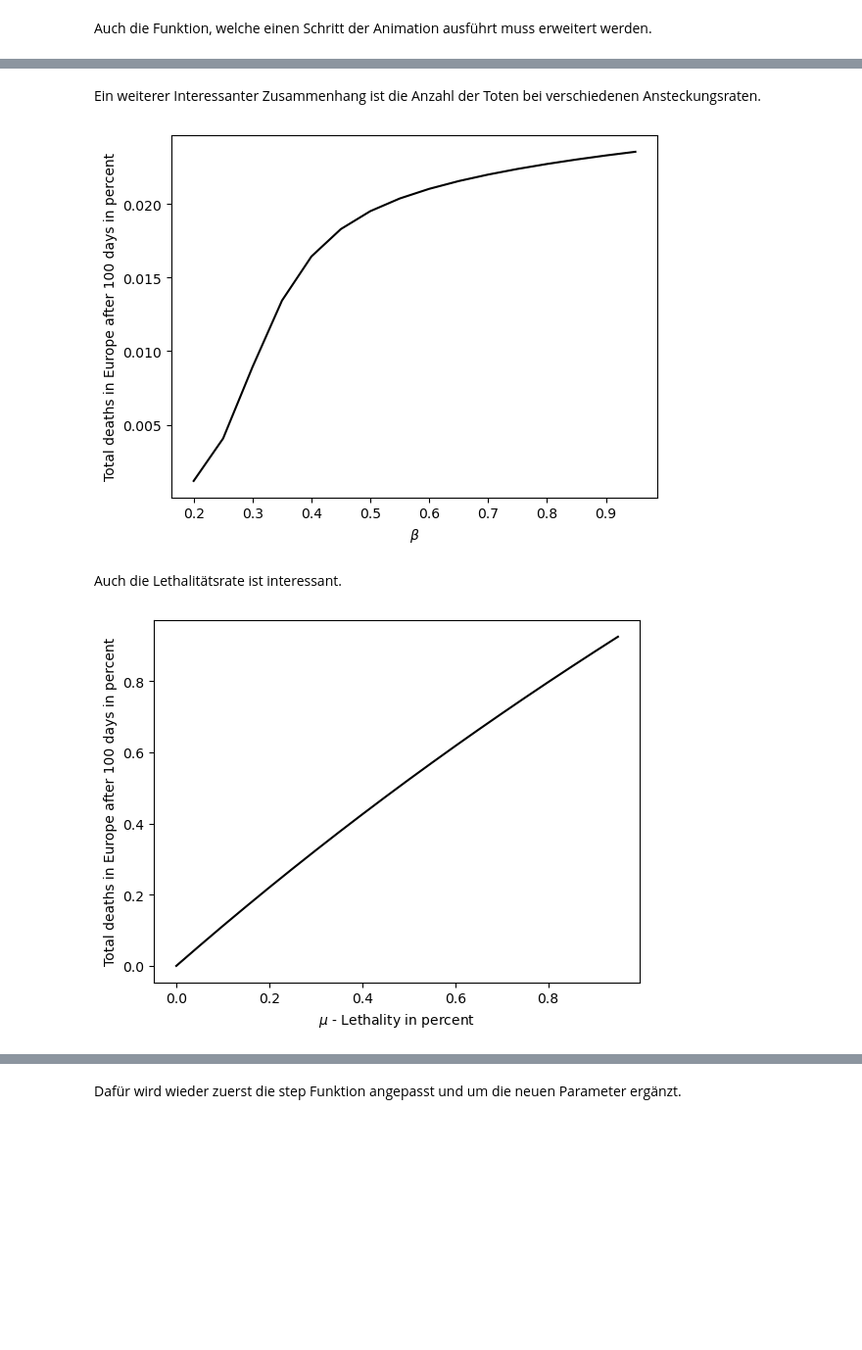
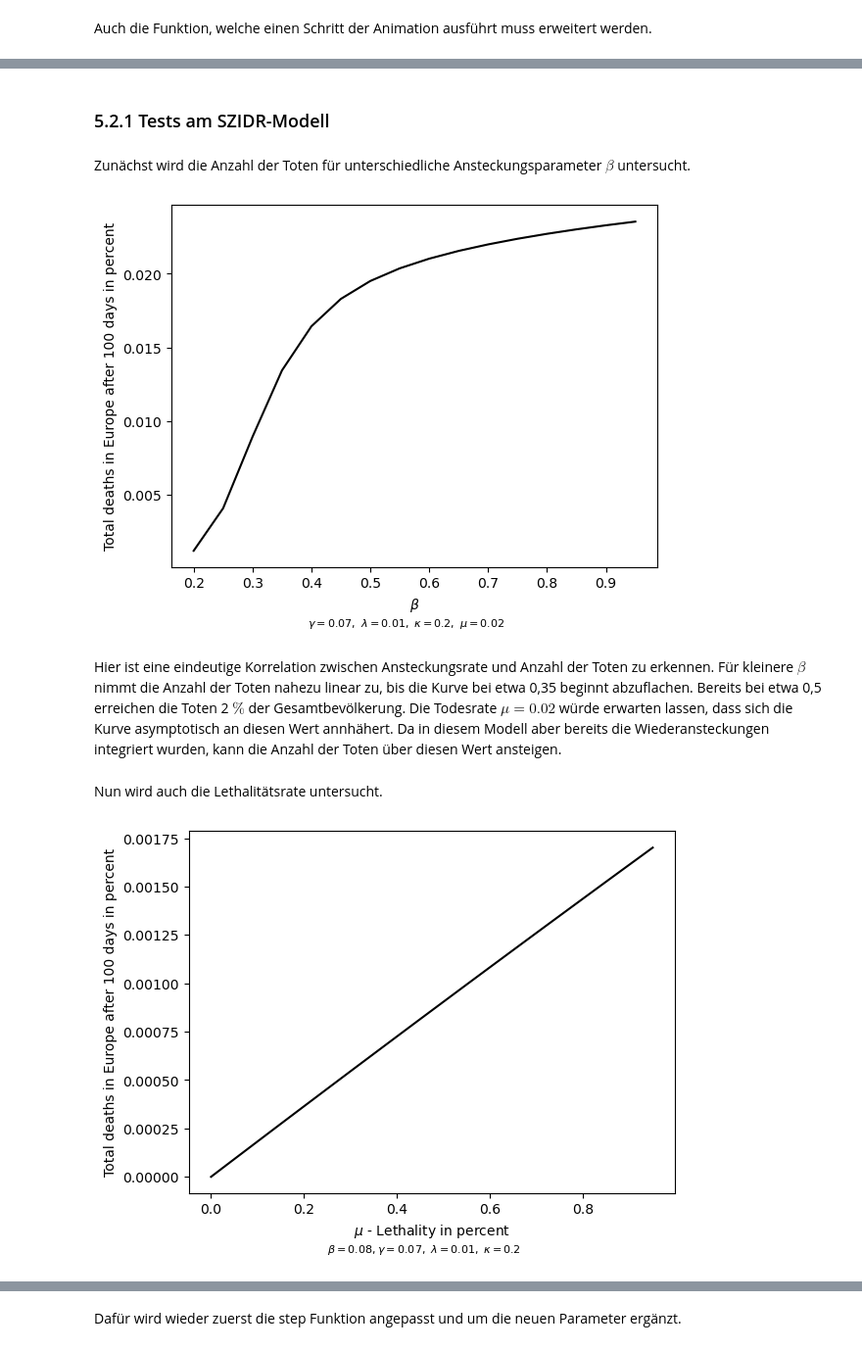
Before and after one commit to LoloSpirit/PlagueInc, a Jupyter notebook: Ausarbeitung_Projekt.ipynb, the cells around one changed output, grey strips where cells are left out. Shown at 98% size. Drawn from its saved outputs; the diff is of its cells as text; code cells hidden in the pictures; blank space fills up the shorter version.

Commit message:
weitere abendliche anpassungen

```diff
--- a/Ausarbeitung_Projekt.ipynb
+++ b/Ausarbeitung_Projekt.ipynb
@@ -892,7 +949,7 @@ Basisreproduktionszahl: https://de.wikipedia.org/wiki/Basisreproduktionszahl
 # %%
 beta = 1.75
 gamma = 0.125
-days = 1 * 365
+days = 1 * 150
 city = 'FRA'
 
 cure_humanity()
@@ -901,5 +958,5 @@ t, SIR_values = combined_simulation(beta, gamma, 0.01, 0.01, 0.01, days, 'RK')
 S, I, R = zip(*SIR_values[city])
 plot_SIR('Masern - FRA', t, S, I, R, values = {r'\beta': beta, r'\gamma': gamma})
 
-print(R[-1]+I[-1])
+print(f"Gesamtzahl der Infizierten: {round(R[-1]+I[-1],0)}")
 # %% [output]
@@ -1156,7 +1213,7 @@ Nun kann die Simulation durchgeführt werden.
 cure_humanity_exp()
 city = cities_exp['LIS']
 city.infect_percent(.1)
-days = 20
+days = 100
 t, SZIDR_values = combined_simulation_exp(0.8, 0.07, 1/90, 1/5, .02, 0.01, 0.01, 0.01, 0.01, days)
 #S, Z, I, D, R = zip(*SZIDR_values[city.IATA])
 
@@ -1166,8 +1223,10 @@ create_infection_progress_animation(SZIDR_values, plot_state_exp, days, "SZIDR",
 # %% [output]
 saved
 [interactive output not drawn]
+# %% [markdown]
+### 5.2.1 Tests am SZIDR-Modell
 # %% [markdown]
-Ein weiterer Interessanter Zusammenhang ist die Anzahl der Toten bei verschiedenen Ansteckungsraten.
+Zunächst wird die Anzahl der Toten für unterschiedliche Ansteckungsparameter $\beta$ untersucht.
 # %%
 def total_deaths(SZIDR_values):
     total = 0
@@ -1178,6 +1237,11 @@ def total_deaths(SZIDR_values):
 # %%
 deaths = []
 betas = []
+gamma = 0.07
+lambda_0 = 1/90
+kappa = 1/5
+mu = 0.02
+
 days = 100
 total_population = sum(c.population for c in cities_exp.values())
 
@@ -1187,37 +1251,45 @@ for b in r:
     city = cities_exp['BRE']
     city.infect_percent(.1)
 
-    t, SZIDR_values = combined_simulation_exp(b, 0.07, 1/90, 1/5, .02, 0.01, 0.01, 0.01, 0.01, days)
+    t, SZIDR_values = combined_simulation_exp(b, gamma, lambda_0, kappa, mu, 0.01, 0.01, 0.01, 0.01, days)
     deaths.append(total_deaths(SZIDR_values) / total_population)
     betas.append(b)
 
 plt.plot(betas, deaths, c='black')
 plt.xlabel(r'$\beta$')
 plt.ylabel(f'Total deaths in Europe after {days} days in percent')
+plt.figtext(.5,-.015, fr'$\gamma = {gamma},\ \lambda = {round(lambda_0,2)},\ \kappa = {round(kappa,2)},\ \mu = {round(mu,2)}$', fontsize=8, ha='center')
 plt.show()
 # %% [output]
-[figure, old version]
+[figure, new version]
+# %% [markdown]
+Hier ist eine eindeutige Korrelation zwischen Ansteckungsrate und Anzahl der Toten zu erkennen. Für kleinere $\beta$ nimmt die Anzahl der Toten nahezu linear zu, bis die Kurve bei etwa 0,35 beginnt abzuflachen. Bereits bei etwa 0,5 erreichen die Toten 2 $\%$ der Gesamtbevölkerung. Die Todesrate $\mu=0.02$ würde erwarten lassen, dass sich die Kurve asymptotisch an diesen Wert annhähert. Da in diesem Modell aber bereits die Wiederansteckungen integriert wurden, kann die Anzahl der Toten über diesen Wert ansteigen.
 # %% [markdown]
-Auch die Lethalitätsrate ist interessant.
+Nun wird auch die Lethalitätsrate untersucht.
 # %%
 deaths = []
 mus = []
+beta = 0.08
+gamma = 0.07
+lambda_0 = 1/90
+kappa = 1/5
 days = 100
 total_population = sum(c.population for c in cities_exp.values())
 
 r = np.arange(0, 1, 0.05)
 for mu in r:
     cure_humanity_exp()
     city = cities_exp['BRE']
     city.infect_percent(.1)
 
-    t, SZIDR_values = combined_simulation_exp(0.8, 0.07, 1/90, 1/5, mu, 0.01, 0.01, 0.01, 0.01, days)
+    t, SZIDR_values = combined_simulation_exp(beta, gamma, lambda_0, kappa, mu, 0.01, 0.01, 0.01, 0.01, days)
     deaths.append(total_deaths(SZIDR_values) / total_population)
     mus.append(mu)
 
 plt.plot(mus, deaths, c='black')
 plt.xlabel(r'$\mu$ - Lethality in percent')
 plt.ylabel(f'Total deaths in Europe after {days} days in percent')
+plt.figtext(.5,-.015, fr'$\beta = {beta}, \gamma = {gamma},\ \lambda = {round(lambda_0,2)},\ \kappa = {round(kappa,2)}$', fontsize=8, ha='center')
 plt.show()
 # %% [output]
-[figure, old version]
+[figure, new version]
```
Also changed, not shown: parts of 36 cells of this notebook, 1 other file.
